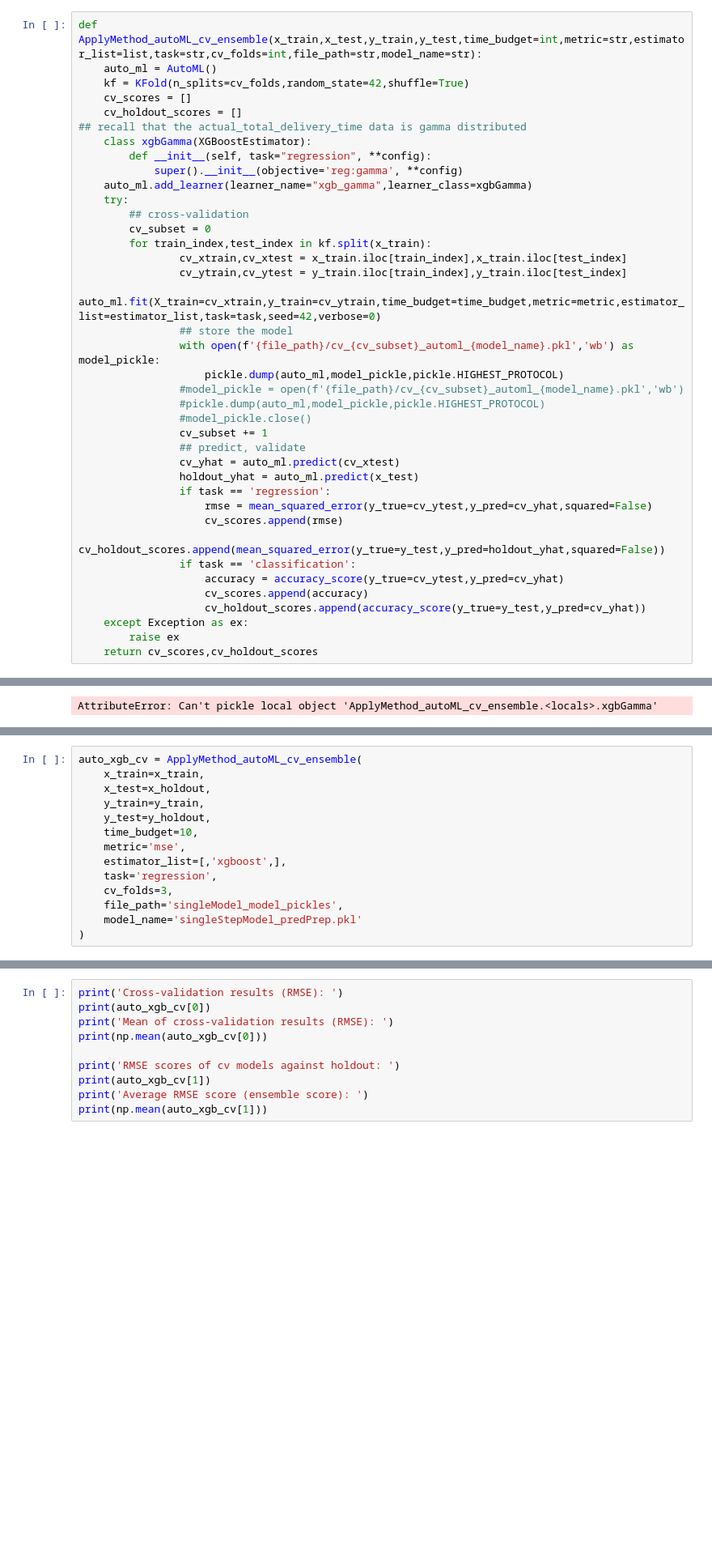
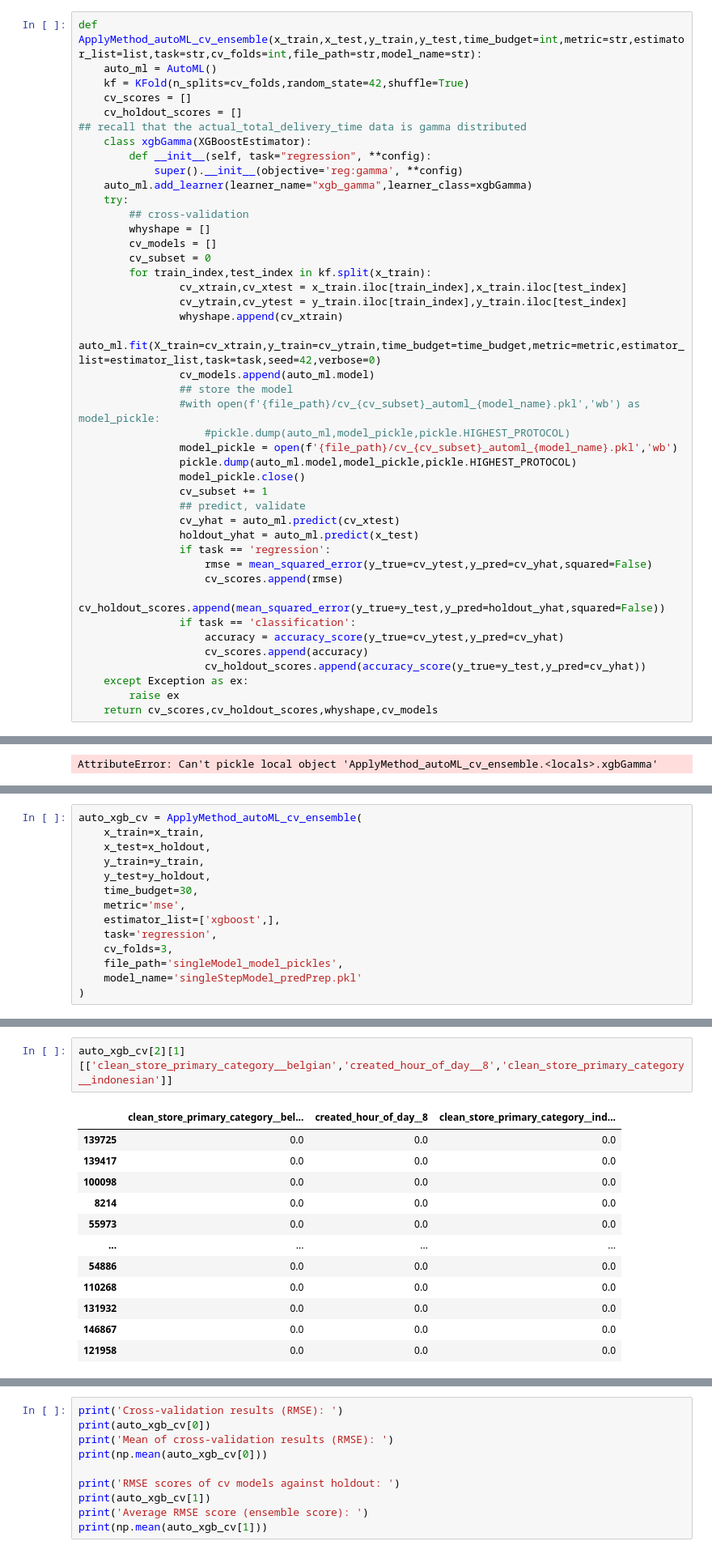
Before and after one commit to Tanag3r/stratascratch_projects, a Jupyter notebook: doordash_delivery_est/doordash_est.ipynb, the cells around one changed output, grey strips where cells are left out. Shown at 81% size. Saved outputs shown, nothing was run; the diff lists cells and outputs as text; blank space fills up the shorter version.

```diff
--- a/doordash_delivery_est/doordash_est.ipynb
+++ b/doordash_delivery_est/doordash_est.ipynb
@@ -259,17 +261,21 @@ def ApplyMethod_autoML_cv_ensemble(x_train,x_test,y_train,y_test,time_budget=int
     auto_ml.add_learner(learner_name="xgb_gamma",learner_class=xgbGamma)
     try:
         ## cross-validation
+        whyshape = []
+        cv_models = []
         cv_subset = 0
         for train_index,test_index in kf.split(x_train):
                 cv_xtrain,cv_xtest = x_train.iloc[train_index],x_train.iloc[test_index]
                 cv_ytrain,cv_ytest = y_train.iloc[train_index],y_train.iloc[test_index]
+                whyshape.append(cv_xtrain)
                 auto_ml.fit(X_train=cv_xtrain,y_train=cv_ytrain,time_budget=time_budget,metric=metric,estimator_list=estimator_list,task=task,seed=42,verbose=0)
+                cv_models.append(auto_ml.model)
                 ## store the model
-                with open(f'{file_path}/cv_{cv_subset}_automl_{model_name}.pkl','wb') as model_pickle:
-                    pickle.dump(auto_ml,model_pickle,pickle.HIGHEST_PROTOCOL)
-                #model_pickle = open(f'{file_path}/cv_{cv_subset}_automl_{model_name}.pkl','wb')
-                #pickle.dump(auto_ml,model_pickle,pickle.HIGHEST_PROTOCOL)
-                #model_pickle.close()
+                #with open(f'{file_path}/cv_{cv_subset}_automl_{model_name}.pkl','wb') as model_pickle:
+                    #pickle.dump(auto_ml,model_pickle,pickle.HIGHEST_PROTOCOL)
+                model_pickle = open(f'{file_path}/cv_{cv_subset}_automl_{model_name}.pkl','wb')
+                pickle.dump(auto_ml.model,model_pickle,pickle.HIGHEST_PROTOCOL)
+                model_pickle.close()
                 cv_subset += 1
                 ## predict, validate
                 cv_yhat = auto_ml.predict(cv_xtest)
@@ -284,7 +290,7 @@ def ApplyMethod_autoML_cv_ensemble(x_train,x_test,y_train,y_test,time_budget=int
                     cv_holdout_scores.append(accuracy_score(y_true=y_test,y_pred=cv_yhat))
     except Exception as ex:
         raise ex
-    return cv_scores,cv_holdout_scores
+    return cv_scores,cv_holdout_scores,whyshape,cv_models
 # %%
 def ApplyMethod_autoML(x_train,x_test,y_train,y_test,time_budget=int,metric=str,estimator_list=list,task=str,run_cv=bool,cv_folds=int,file_path=str,model_name=str):
     auto_ml = AutoML()
@@ -488,9 +496,9 @@ auto_xgb_cv = ApplyMethod_autoML_cv_ensemble(
     x_test=x_holdout,
     y_train=y_train,
     y_test=y_holdout,
-    time_budget=10,
+    time_budget=30,
     metric='mse',
-    estimator_list=[,'xgboost',],
+    estimator_list=['xgboost',],
     task='regression',
     cv_folds=3,
     file_path='singleModel_model_pickles',
@@ -500,0 +513,15 @@ AttributeError: Can't pickle local object 'ApplyMethod_autoML_cv_ensemble.<local
+# %%
+auto_xgb_cv[2][1][['clean_store_primary_category__belgian','created_hour_of_day__8','clean_store_primary_category__indonesian']]
+# %% [output]
+|  | clean_store_primary_category__bel... | created_hour_of_day__8 | clean_store_primary_category__ind... |
+| 139725 | 0.0 | 0.0 | 0.0 |
+| 139417 | 0.0 | 0.0 | 0.0 |
+| 100098 | 0.0 | 0.0 | 0.0 |
+| 8214 | 0.0 | 0.0 | 0.0 |
+| 55973 | 0.0 | 0.0 | 0.0 |
+| ... | ... | ... | ... |
+| 54886 | 0.0 | 0.0 | 0.0 |
+| 110268 | 0.0 | 0.0 | 0.0 |
+| 131932 | 0.0 | 0.0 | 0.0 |
+| 146867 | 0.0 | 0.0 | 0.0 |
+| 121958 | 0.0 | 0.0 | 0.0 |
```
Also changed, not shown: parts of 12 cells of this notebook, 3 other files.
